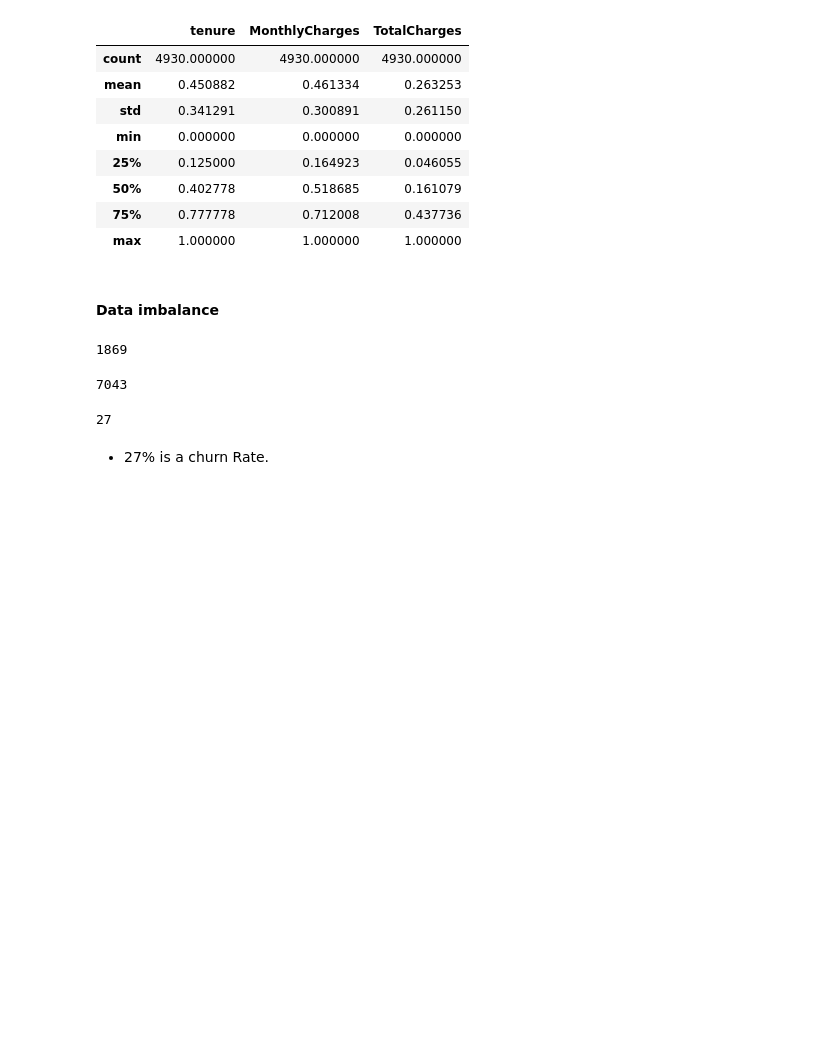
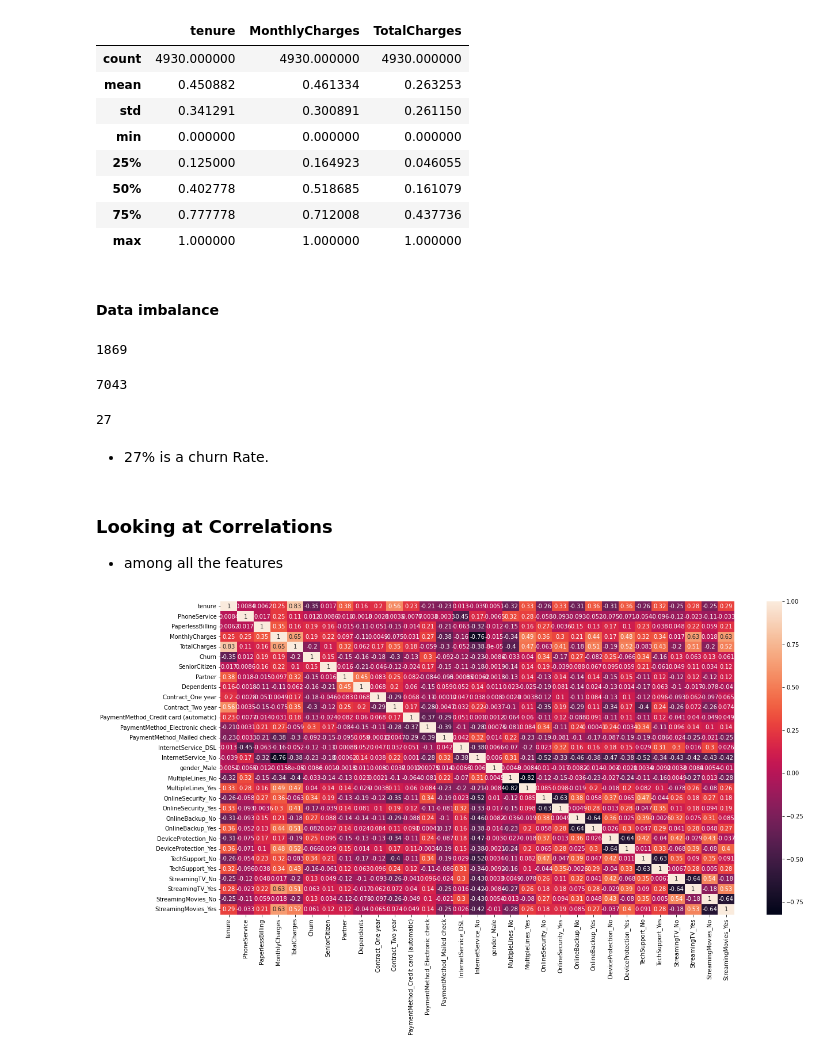
Before and after one commit to Prashik28/techeenomad_dataScience, a Jupyter notebook: Logistic Regression/PB_multivariant_logistic_regression_telecom_chrun.ipynb, the cells around one changed output. Saved outputs shown, nothing was run; the diff lists cells and outputs as text; code cells hidden in the pictures; blank space fills up the shorter version.

```diff
--- a/Logistic Regression/PB_multivariant_logistic_regression_telecom_chrun.ipynb
+++ b/Logistic Regression/PB_multivariant_logistic_regression_telecom_chrun.ipynb
@@ -267,13 +220,13 @@ memory usage: 1.2+ MB
 - Excluding feature TotalCharges for now, it should be continuos.
 # %%
-# list of pending features
-dummy_2 = ['MultipleLines','InternetService','OnlineSecurity','OnlineBackup','DeviceProtection',
+# list of features
+dummy_1 = ['Contract','PaymentMethod','InternetService','gender','MultipleLines','OnlineSecurity','OnlineBackup','DeviceProtection',
           'TechSupport','StreamingTV','StreamingMovies']
 # %% [markdown]
 - Writing a function to convert categorical features into numeric using get_dummies
 - Also, by not dropping first column, instead column with longest length of its name
 # %%
-def dummies_drop_maxLen_col(lst : list, df) :
+def dummies_drop_maxlen_col(lst : list, df) :
     """
     ****Prashik Bansod******
     Two arguments :
@@ -291,7 +244,7 @@ def dummies_drop_maxLen_col(lst : list, df) :
         df = pd.concat([df,i_tmp], axis=1)
     return df
 # %%
-telecom = dummies_drop_maxLen_col(dummy_2, telecom)
+telecom = dummies_drop_maxlen_col(dummy_1, telecom)
 # %%
 telecom.head(2)
 # %% [output]
@@ -319,5 +256,5 @@ dummy_set #These are the columns we have to drop
 # %%
-telecom = telecom.drop(dummy_set, axis=1)
+telecom = telecom.drop(dummy_1, axis=1)
 # %%
 telecom.head(2)
 # %% [output]
@@ -531,3 +468,13 @@ round((telecom.Churn.sum()/len(telecom.Churn.index))*100)
 27
 # %% [markdown]
 - 27% is a churn Rate.
+# %% [markdown]
+### Looking at Correlations
+- among all the features
+# %%
+#Using heatmap
+plt.figure(figsize=(20,10))
+sns.heatmap(telecom.corr(), annot=True)
+plt.show()
+# %% [output]
+[figure, added]
```
Also changed, not shown: parts of 33 cells of this notebook, 1 other file.
